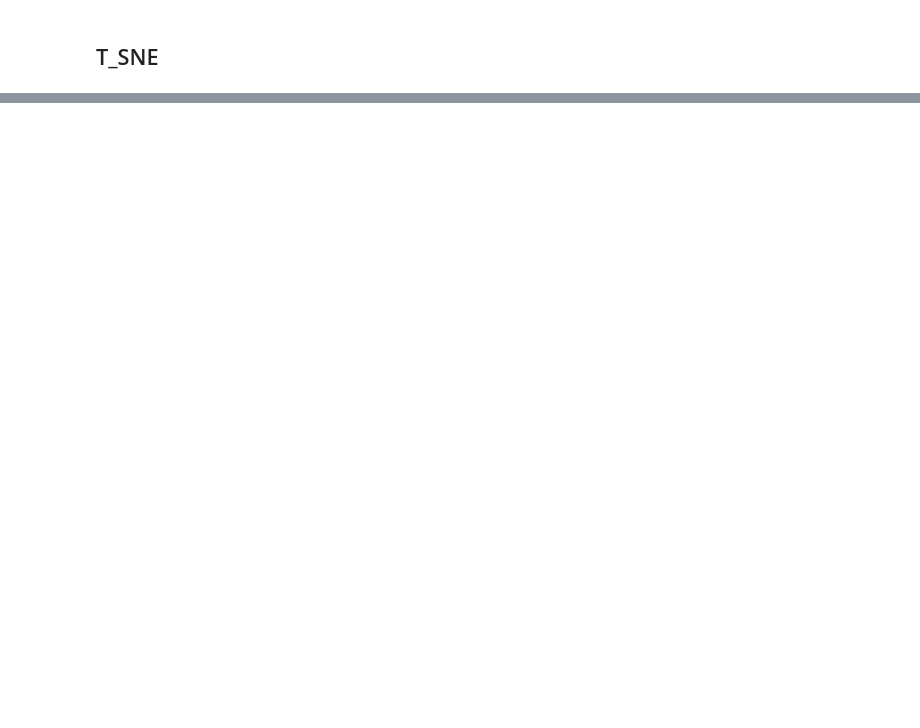
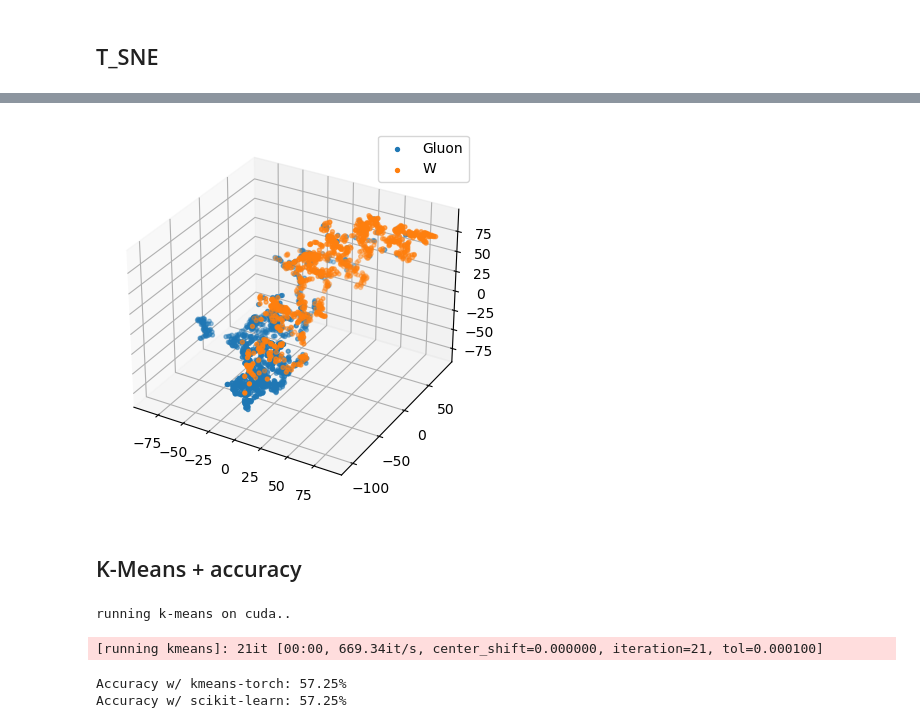
Before and after one commit to niklai99/jet-tagging, a Jupyter notebook: DGL_autoencoder/performance_analysis.ipynb, the cells around one changed output, grey strips where cells are left out. Drawn from its saved outputs; the diff is of its cells as text; code cells hidden in the pictures; blank space fills up the shorter version.

Commit message:
added kmeans and ccuracy

```diff
--- a/DGL_autoencoder/performance_analysis.ipynb
+++ b/DGL_autoencoder/performance_analysis.ipynb
@@ -289,0 +345,8 @@ plt.legend()
+# %%
+
+fig3d = plt.figure()
+ax = plot_tsne(X_emb, lbl_emb, [0, 2], fig3d)
+ax.legend()
+plt.show()
+# %% [output]
+[figure, added]
@@ -289,0 +355,2 @@ plt.legend()
+# %% [markdown]
+## K-Means + accuracy
@@ -289,0 +365,15 @@ plt.legend()
+# %%
+c_ids_torch, c_c_torch = kmeans(torch.tensor(X_emb), num_clusters=3, distance='euclidean', device='cuda')
+
+c_ids_skl = KMeans(3, max_iter=1000, tol=1e-4).fit_predict(X_emb)
+# %% [output]
+running k-means on cuda..
+[running kmeans]: 21it [00:00, 669.34it/s, center_shift=0.000000, iteration=21, tol=0.000100]
+# %%
+accuracy_torch = kmeans_acc(c_ids_torch, lbls)
+accuracy_skl   = kmeans_acc(c_ids_skl, lbls)
+print(f'Accuracy w/ kmeans-torch: {accuracy_torch:.2%}',
+      f'\nAccuracy w/ scikit-learn: {accuracy_skl:.2%}')
+# %% [output]
+Accuracy w/ kmeans-torch: 57.25%
+Accuracy w/ scikit-learn: 57.25%
```
Also changed, not shown: parts of 27 cells of this notebook, 28 other files.
